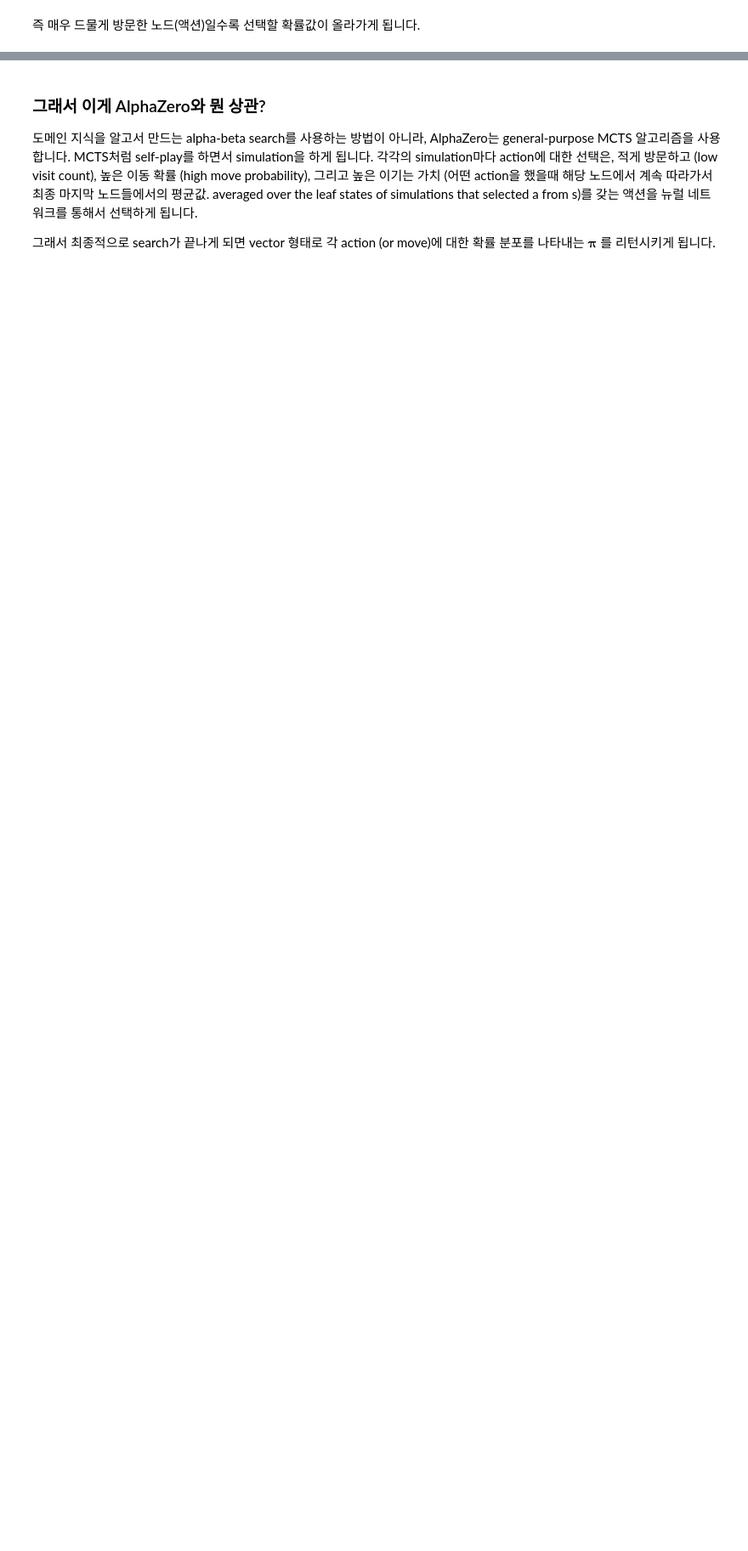
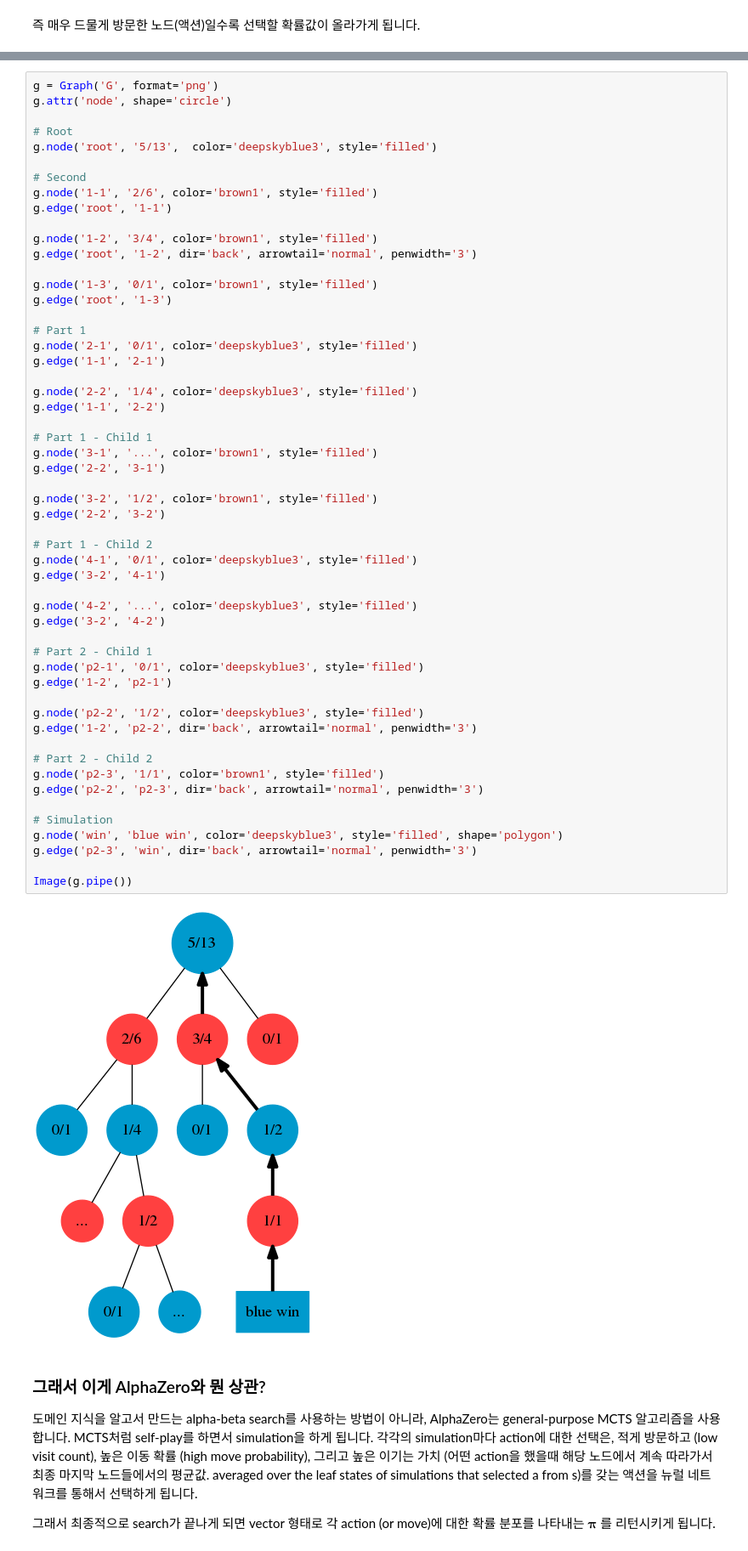
Before and after one commit to AndersonJo/alphazero-anderson, a Jupyter notebook: alphazero-explained.ipynb, the cells around one changed output, grey strips where cells are left out. Shown at 85% size. Cells and saved outputs as stored; diff of their text form; blank space fills up the shorter version.

```diff
--- a/alphazero-explained.ipynb
+++ b/alphazero-explained.ipynb
@@ -57,3 +221,59 @@ lp.set(xlabel='child visit count', ylabel='exploration')
+# %%
+g = Graph('G', format='png')
+g.attr('node', shape='circle')
+
+# Root
+g.node('root', '5/13',  color='deepskyblue3', style='filled')
+
+# Second
+g.node('1-1', '2/6', color='brown1', style='filled')
+g.edge('root', '1-1')
+
+g.node('1-2', '3/4', color='brown1', style='filled')
+g.edge('root', '1-2', dir='back', arrowtail='normal', penwidth='3')
+
+g.node('1-3', '0/1', color='brown1', style='filled')
+g.edge('root', '1-3')
+
+# Part 1
+g.node('2-1', '0/1', color='deepskyblue3', style='filled')
+g.edge('1-1', '2-1')
+
+g.node('2-2', '1/4', color='deepskyblue3', style='filled')
+g.edge('1-1', '2-2')
+
+# Part 1 - Child 1
+g.node('3-1', '...', color='brown1', style='filled')
+g.edge('2-2', '3-1')
+
+g.node('3-2', '1/2', color='brown1', style='filled')
+g.edge('2-2', '3-2')
+
+# Part 1 - Child 2
+g.node('4-1', '0/1', color='deepskyblue3', style='filled')
+g.edge('3-2', '4-1')
+
+g.node('4-2', '...', color='deepskyblue3', style='filled')
+g.edge('3-2', '4-2')
+
+# Part 2 - Child 1
+g.node('p2-1', '0/1', color='deepskyblue3', style='filled')
+g.edge('1-2', 'p2-1')
+
+g.node('p2-2', '1/2', color='deepskyblue3', style='filled')
+g.edge('1-2', 'p2-2', dir='back', arrowtail='normal', penwidth='3')
+
+# Part 2 - Child 2
+g.node('p2-3', '1/1', color='brown1', style='filled')
+g.edge('p2-2', 'p2-3', dir='back', arrowtail='normal', penwidth='3')
+
+# Simulation
+g.node('win', 'blue win', color='deepskyblue3', style='filled', shape='polygon')
+g.edge('p2-3', 'win', dir='back', arrowtail='normal', penwidth='3')
+
+Image(g.pipe())
+# %% [output]
+[figure, added]
 # %% [markdown]
 ### 그래서 이게 AlphaZero와 뭔 상관?
 
```
Also changed, not shown: parts of 10 cells of this notebook, 4 other files.
